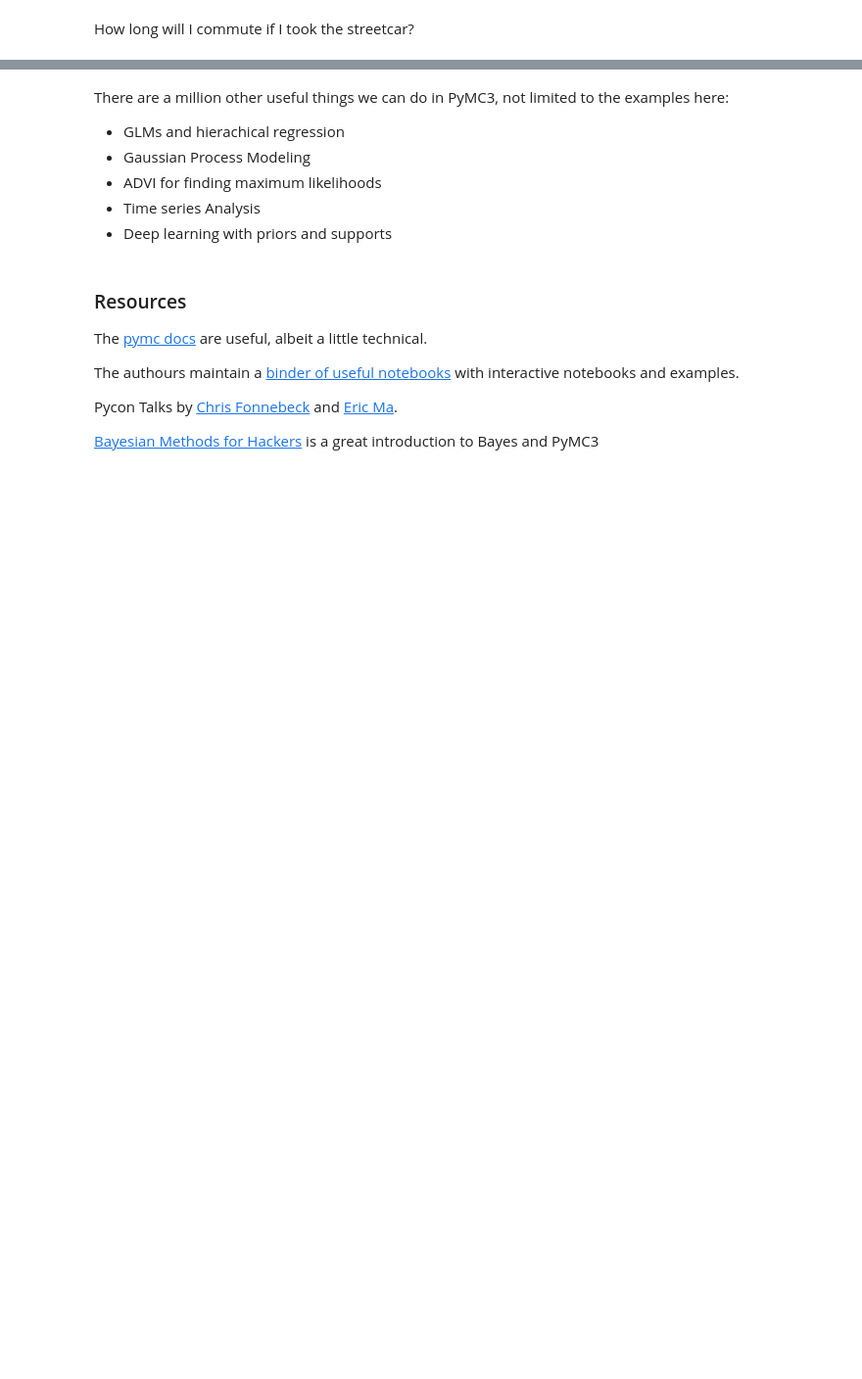
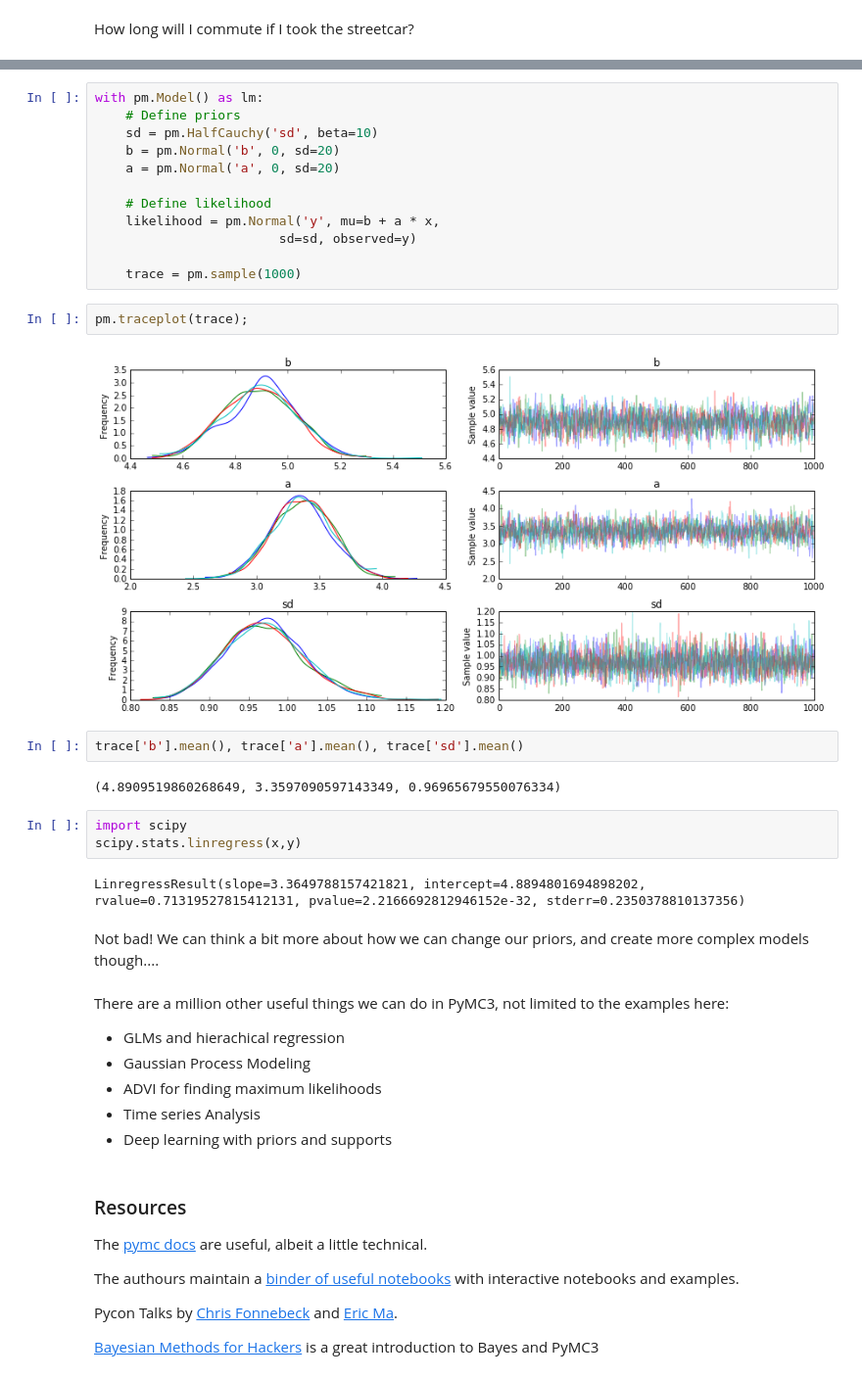
Before and after one commit to jeremycg/pydatato, a Jupyter notebook: pyDataTo - pyMC3.ipynb, the cells around one changed output, grey strips where cells are left out. Shown at 98% size. Saved outputs shown, nothing was run; the diff lists cells and outputs as text; blank space fills up the shorter version.

```diff
--- a/pyDataTo - pyMC3.ipynb
+++ b/pyDataTo - pyMC3.ipynb
@@ -319,3 +332,30 @@ plt.hist(trace['total_time'][trace['streetcar_time'] != 0]);
+# %%
+with pm.Model() as lm:
+    # Define priors
+    sd = pm.HalfCauchy('sd', beta=10)
+    b = pm.Normal('b', 0, sd=20)
+    a = pm.Normal('a', 0, sd=20)
+
+    # Define likelihood
+    likelihood = pm.Normal('y', mu=b + a * x,
+                        sd=sd, observed=y)
+
+    trace = pm.sample(1000)
+# %%
+pm.traceplot(trace);
+# %% [output]
+[figure, added]
+# %%
+trace['b'].mean(), trace['a'].mean(), trace['sd'].mean()
+# %% [output]
+(4.8909519860268649, 3.3597090597143349, 0.96965679550076334)
+# %%
+import scipy
+scipy.stats.linregress(x,y)
+# %% [output]
+LinregressResult(slope=3.3649788157421821, intercept=4.8894801694898202, rvalue=0.71319527815412131, pvalue=2.2166692812946152e-32, stderr=0.2350378810137356)
+# %% [markdown]
+Not bad! We can think a bit more about how we can change our priors, and create more complex models though....
 # %% [markdown]
 There are a million other useful things we can do in PyMC3, not limited to the examples here:
 
```
Also changed, not shown: parts of 27 cells of this notebook.
